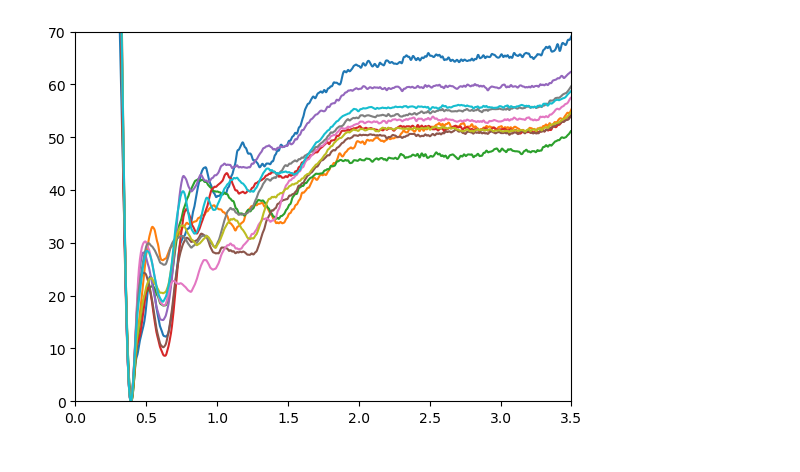
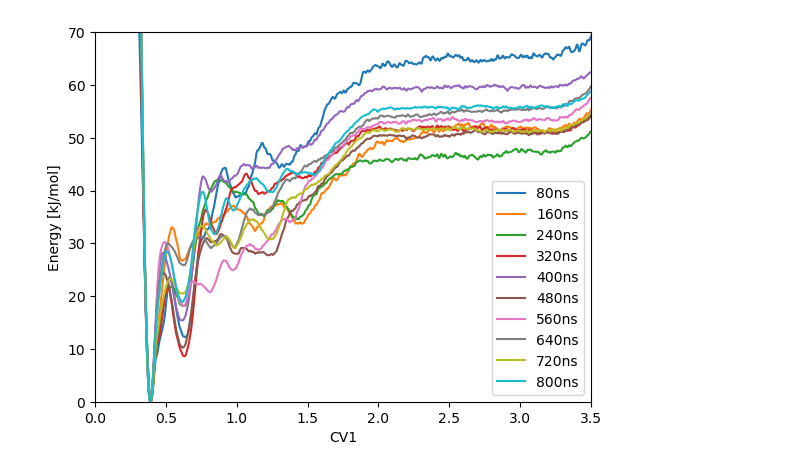
Before and after one commit to h2nch2co2h/masterclass-22-1, a Jupyter notebook: Solution.ipynb, the cells around one changed output. Drawn from its saved outputs; the diff is of its cells as text; code cells hidden in the pictures.

```diff
--- a/Solution.ipynb
+++ b/Solution.ipynb
@@ -7,17 +8,28 @@ import seaborn as sns
 import scipy as sci
 # %%
 #SUM_HILLS
-#checking progress of calculation
-#plot the development of the fes as a function of time
-#launch a sum_hills calculation with plumed using as input your HILLS file.
-#This is the line used to create the fes found in data/post-processing/fes
+# sum_hills can be used to check the progress of the free energy surface (fes) calculation as a function of 1 collective varible (CV)
+# This cell plots the various fes obtained at different points of the simulation to understand its development
+# To obtain these files: launch sum_hills with plumed using as input your HILLS file.
+# An example is found below. We used the following line to generate the files found in data/post-processing/fes
 #
-#plumed sum_hills --hills HILLS_800ns --mintozero --stride 80000
+# plumed sum_hills --hills HILLS_800ns --mintozero --stride 80000
+# We generated 10 files that go from fes0.dat to fes9.dat... Therefore, the range in this loop goes from [0 to 10).
+# Adjust the range as neccessary for your amount of fes files
+
+# Select the range of the x and y axis:
+x_min, x_max = 0, 3.5
+y_min, y_max = 0, 70
+stride = 80000
+
 for i in range(10):
   data = np.loadtxt('./data/post-processing/fes/fes_{0}.dat'.format(i), comments='#', unpack=True)
-  plt.plot(data[0], data[1])
-  plt.axis([0, 3.5, 0, 70])
+  plt.plot(data[0], data[1], label="{0}ns".format(int((i+1)*stride/1000)))
+plt.axis([x_min,x_max,y_min,y_max])
+plt.ylabel('Energy [kJ/mol]')
+plt.xlabel('CV1')
+plt.legend()
 plt.show()
 # %% [output]
-[figure, old version]
+[figure, new version]
 # %%
```
Also changed, not shown: parts of 9 cells of this notebook.
